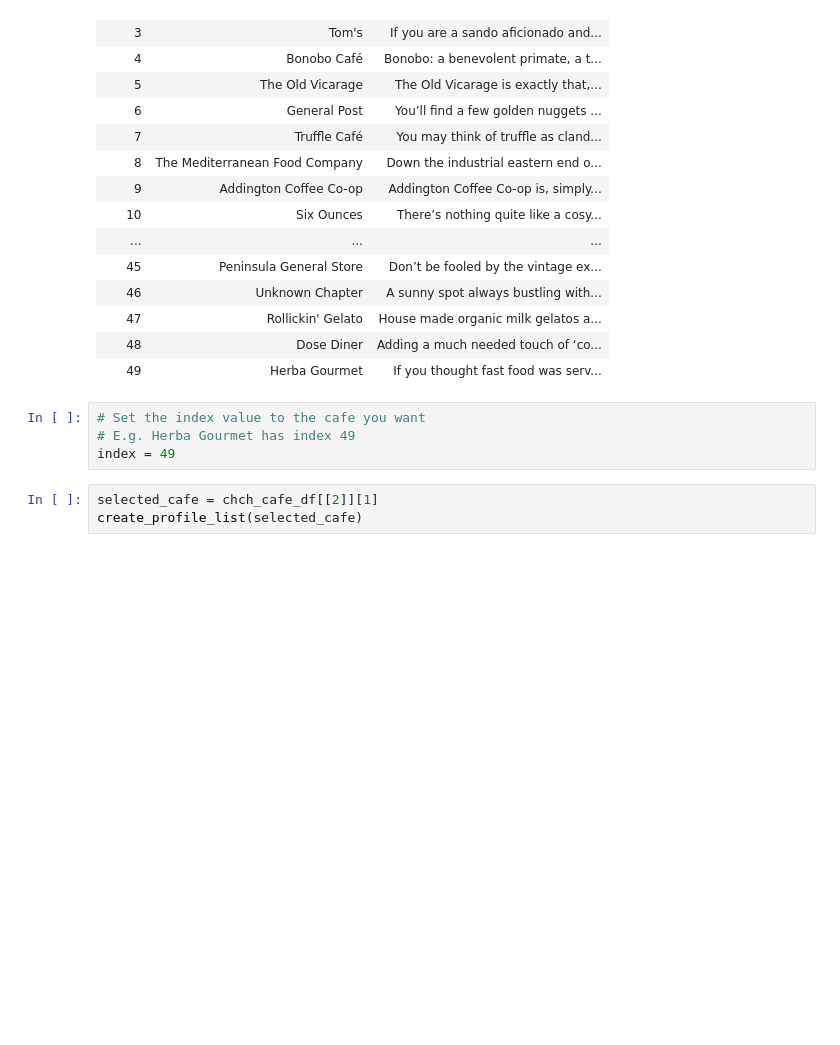
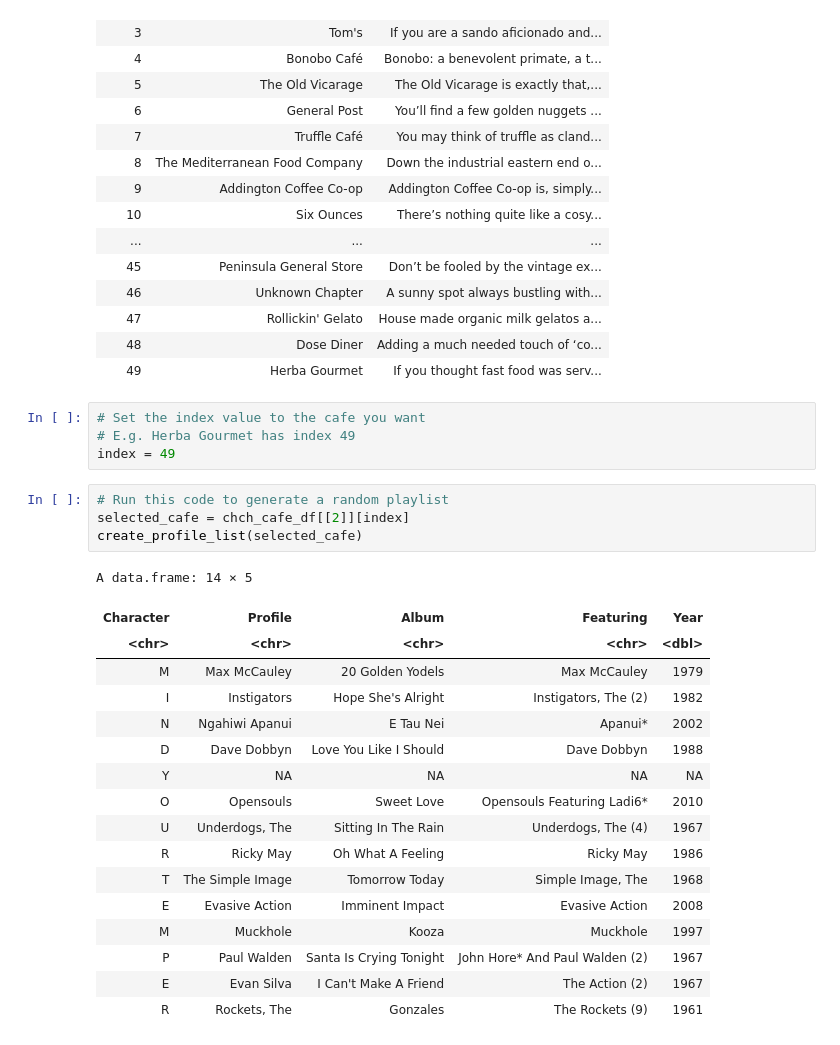
Before and after one commit to Lovezekrom/chch-cafe-playlist-generator, a Jupyter notebook: DATA201_Final_Code.ipynb, the cells around one changed output. Drawn from its saved outputs; the diff is of its cells as text; blank space fills up the shorter version.

Commit message:
Fixed mistake with index var

```diff
--- a/DATA201_Final_Code.ipynb
+++ b/DATA201_Final_Code.ipynb
@@ -218,6 +218,25 @@ A data.frame: 49 × 3
 # Set the index value to the cafe you want
 # E.g. Herba Gourmet has index 49
 index = 49
-# %%
-selected_cafe = chch_cafe_df[[2]][1]
-create_profile_list(selected_cafe)
+# %%
+# Run this code to generate a random playlist
+selected_cafe = chch_cafe_df[[2]][index]
+create_profile_list(selected_cafe)
+# %% [output]
+A data.frame: 14 × 5
+| Character | Profile | Album | Featuring | Year |
+| <chr> | <chr> | <chr> | <chr> | <dbl> |
+| M | Max McCauley | 20 Golden Yodels | Max McCauley | 1979 |
+| I | Instigators | Hope She's Alright | Instigators, The (2) | 1982 |
+| N | Ngahiwi Apanui | E Tau Nei | Apanui* | 2002 |
+| D | Dave Dobbyn | Love You Like I Should | Dave Dobbyn | 1988 |
+| Y | NA | NA | NA | NA |
+| O | Opensouls | Sweet Love | Opensouls Featuring Ladi6* | 2010 |
+| U | Underdogs, The | Sitting In The Rain | Underdogs, The (4) | 1967 |
+| R | Ricky May | Oh What A Feeling | Ricky May | 1986 |
+| T | The Simple Image | Tomorrow Today | Simple Image, The | 1968 |
+| E | Evasive Action | Imminent Impact | Evasive Action | 2008 |
+| M | Muckhole | Kooza | Muckhole | 1997 |
+| P | Paul Walden | Santa Is Crying Tonight | John Hore* And Paul Walden (2) | 1967 |
+| E | Evan Silva | I Can't Make A Friend | The Action (2) | 1967 |
+| R | Rockets, The | Gonzales | The Rockets (9) | 1961 |
```
